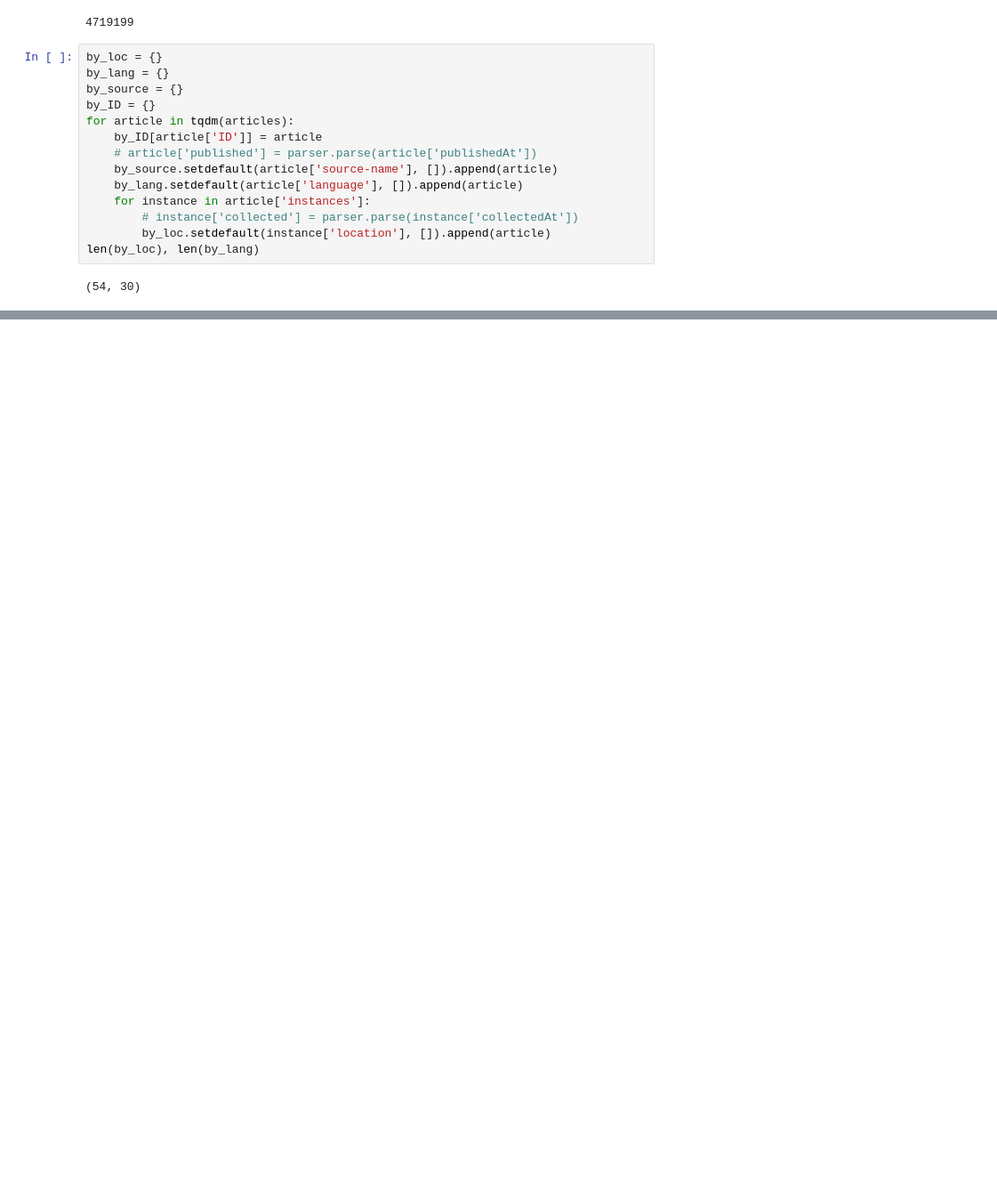
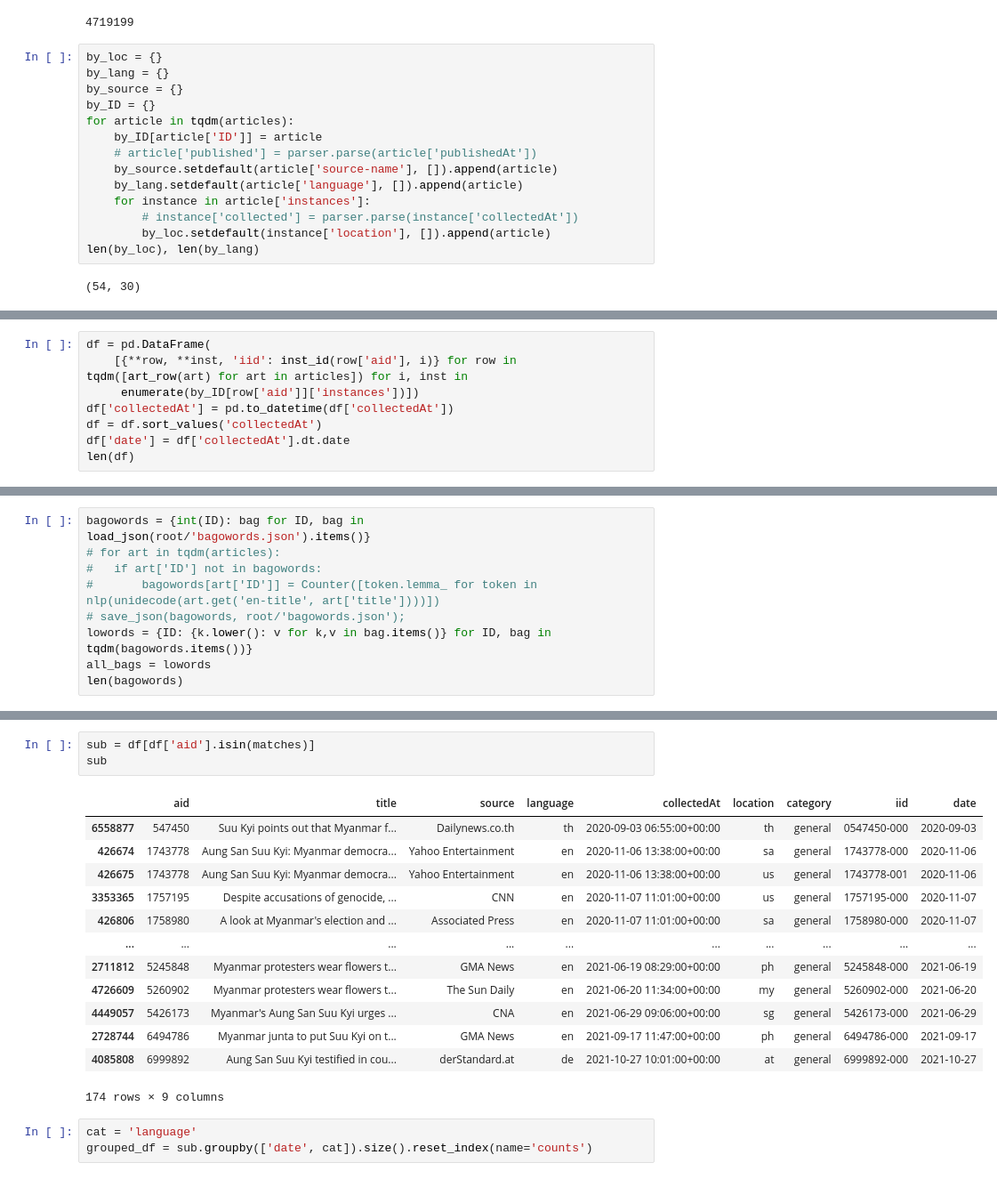
Before and after one commit to felixludos/babel-briefings, a Jupyter notebook: notebooks/keyword.ipynb, the cells around one changed output, grey strips where cells are left out. Shown at 89% size. Cells and saved outputs as stored; diff of their text form; blank space fills up the shorter version.

```diff
--- a/notebooks/keyword.ipynb
+++ b/notebooks/keyword.ipynb
@@ -813,0 +144,8 @@ Group 2: ['positive reviews']
+# %%
+df = pd.DataFrame(
+	[{**row, **inst, 'iid': inst_id(row['aid'], i)} for row in tqdm([art_row(art) for art in articles]) for i, inst in
+	 enumerate(by_ID[row['aid']]['instances'])])
+df['collectedAt'] = pd.to_datetime(df['collectedAt'])
+df = df.sort_values('collectedAt')
+df['date'] = df['collectedAt'].dt.date
+len(df)
@@ -813,0 +162,9 @@ Group 2: ['positive reviews']
+# %%
+bagowords = {int(ID): bag for ID, bag in load_json(root/'bagowords.json').items()}
+# for art in tqdm(articles):
+# 	if art['ID'] not in bagowords:
+# 		bagowords[art['ID']] = Counter([token.lemma_ for token in nlp(unidecode(art.get('en-title', art['title'])))])
+# save_json(bagowords, root/'bagowords.json');
+lowords = {ID: {k.lower(): v for k,v in bag.items()} for ID, bag in tqdm(bagowords.items())}
+all_bags = lowords
+len(bagowords)
@@ -813,0 +197,20 @@ Group 2: ['positive reviews']
+# %%
+sub = df[df['aid'].isin(matches)]
+sub
+# %% [output]
+|  | aid | title | source | language | collectedAt | location | category | iid | date |
+| 6558877 | 547450 | Suu Kyi points out that Myanmar f... | Dailynews.co.th | th | 2020-09-03 06:55:00+00:00 | th | general | 0547450-000 | 2020-09-03 |
+| 426674 | 1743778 | Aung San Suu Kyi: Myanmar democra... | Yahoo Entertainment | en | 2020-11-06 13:38:00+00:00 | sa | general | 1743778-000 | 2020-11-06 |
+| 426675 | 1743778 | Aung San Suu Kyi: Myanmar democra... | Yahoo Entertainment | en | 2020-11-06 13:38:00+00:00 | us | general | 1743778-001 | 2020-11-06 |
+| 3353365 | 1757195 | Despite accusations of genocide, ... | CNN | en | 2020-11-07 11:01:00+00:00 | us | general | 1757195-000 | 2020-11-07 |
+| 426806 | 1758980 | A look at Myanmar's election and ... | Associated Press | en | 2020-11-07 11:01:00+00:00 | sa | general | 1758980-000 | 2020-11-07 |
+| ... | ... | ... | ... | ... | ... | ... | ... | ... | ... |
+| 2711812 | 5245848 | Myanmar protesters wear flowers t... | GMA News | en | 2021-06-19 08:29:00+00:00 | ph | general | 5245848-000 | 2021-06-19 |
+| 4726609 | 5260902 | Myanmar protesters wear flowers t... | The Sun Daily | en | 2021-06-20 11:34:00+00:00 | my | general | 5260902-000 | 2021-06-20 |
+| 4449057 | 5426173 | Myanmar's Aung San Suu Kyi urges ... | CNA | en | 2021-06-29 09:06:00+00:00 | sg | general | 5426173-000 | 2021-06-29 |
+| 2728744 | 6494786 | Myanmar junta to put Suu Kyi on t... | GMA News | en | 2021-09-17 11:47:00+00:00 | ph | general | 6494786-000 | 2021-09-17 |
+| 4085808 | 6999892 | Aung San Suu Kyi testified in cou... | derStandard.at | de | 2021-10-27 10:01:00+00:00 | at | general | 6999892-000 | 2021-10-27 |
+174 rows × 9 columns
+# %%
+cat = 'language'
+grouped_df = sub.groupby(['date', cat]).size().reset_index(name='counts')
```
Also changed, not shown: parts of 82 cells of this notebook, 1 other file.
